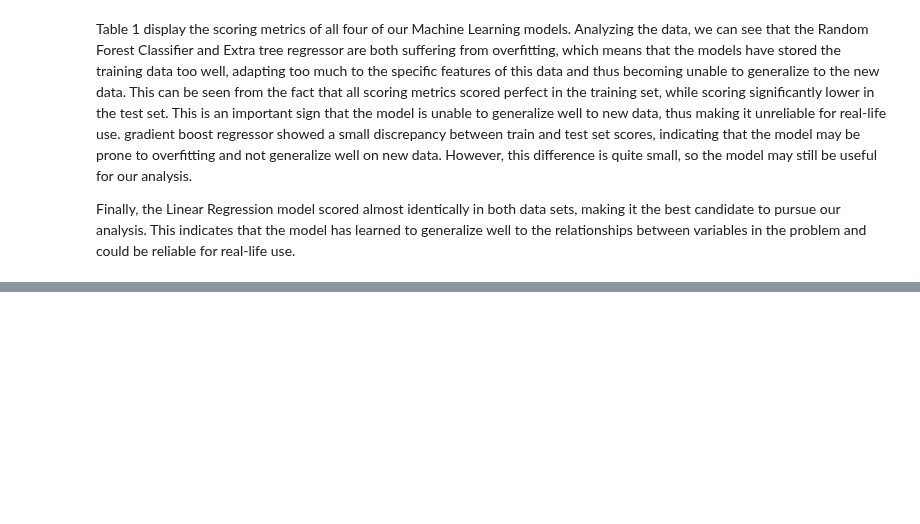
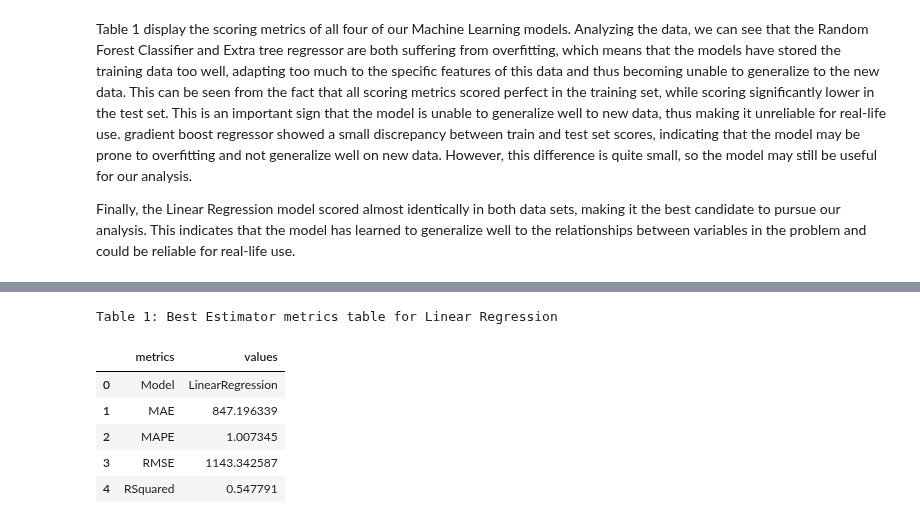
Before and after one commit to SirTee12/Big-Mart-Sales-Forecasting, a Jupyter notebook: Machine-Learning-Dev-Sales.ipynb, the cells around one changed output, grey strips where cells are left out. Cells and saved outputs as stored; diff of their text form; code cells hidden in the pictures; blank space fills up the shorter version.

```diff
--- a/Machine-Learning-Dev-Sales.ipynb
+++ b/Machine-Learning-Dev-Sales.ipynb
@@ -289,0 +319,31 @@ print(f'The best estimator is: {grid_grad_boost.best_estimator_}\n'
+# %%
+# set the start time
+start_time_lr = time.time()
+
+# set the hyperparameters
+
+param_grid_lr = {'linearregression__fit_intercept':[True, False],
+             'linearregression__copy_X':[True, False],
+             'linearregression__n_jobs':np.arange(1, 15, 1),
+             'linearregression__positive':[True, False],
+             }
+
+# initialize cross validation
+cv_lr = KFold(n_splits=5, shuffle=True, random_state=seed)
+
+#apply the cross vaidation
+grid_lr = RandomizedSearchCV(estimator=pipelines['Linear Regression'],
+                            param_distributions = param_grid_lr,
+                            cv = cv_lr,
+                            n_jobs=-1,
+                            random_state = seed)
+
+grid_lr.fit(X_train, y_train) # fit the parameters
+
+end_time_lr = time.time()
+execution_time_lr = (end_time_lr - start_time_lr)/60
+
+print(f'The best estimator is: {grid_lr.best_estimator_}\n'
+      f'The best params are: {grid_lr.best_params_}\n'
+      f'The best score is: {grid_lr.best_score_}\n'
+      f'Execution time: {execution_time_lr:.3f} minutes')
@@ -289,0 +431,14 @@ print(f'The best estimator is: {grid_grad_boost.best_estimator_}\n'
+# %%
+# get the metrics table
+metrics_table_lr = metrics_test_tuned(grid_lr)
+print('Table 1: Best Estimator metrics table for Linear Regression')
+#metrics_table.style.background_gradient(cmap = Blues)
+metrics_table_lr
+# %% [output]
+Table 1: Best Estimator metrics table for Linear Regression
+|  | metrics | values |
+| 0 | Model | LinearRegression |
+| 1 | MAE | 847.196339 |
+| 2 | MAPE | 1.007345 |
+| 3 | RMSE | 1143.342587 |
+| 4 | RSquared | 0.547791 |
```
Also changed, not shown: parts of 16 cells of this notebook.
